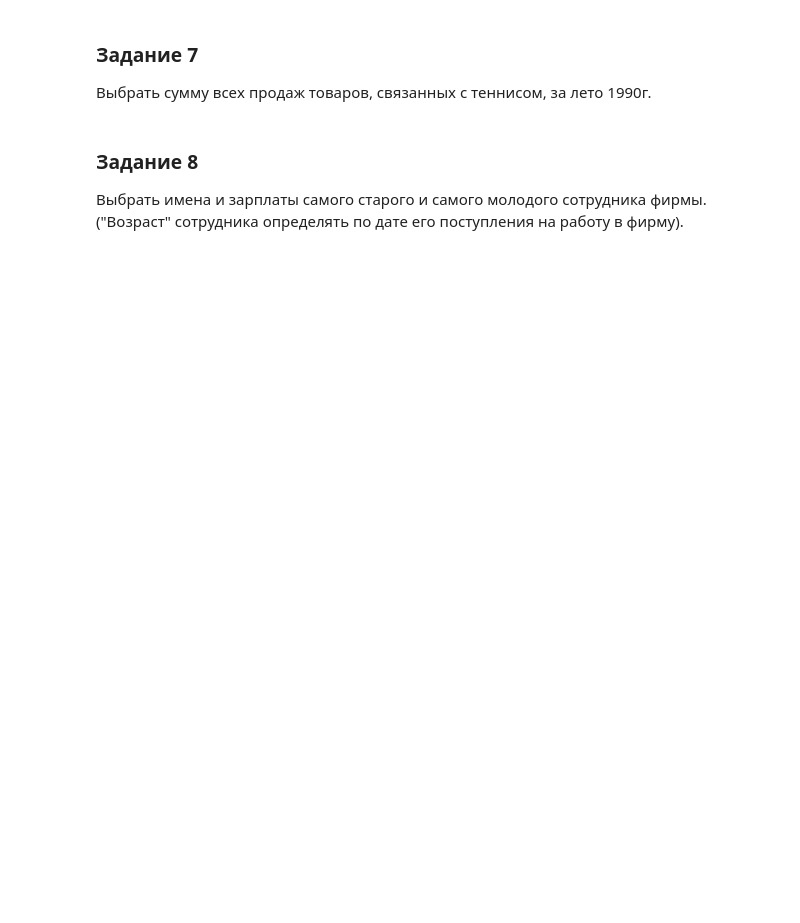
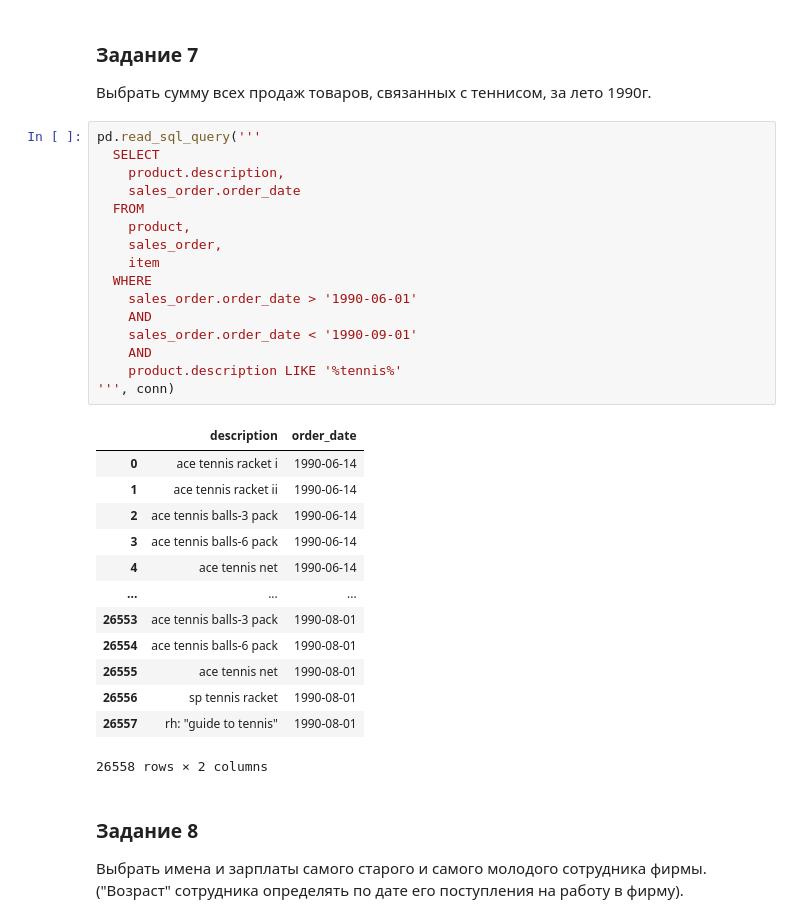
Before and after one commit to theysee/sberbank_reboot, a Jupyter notebook: Поток_3_Практика_к_занятию_5.ipynb, the cells around one changed output. Cells and saved outputs as stored; diff of their text form; blank space fills up the shorter version.

```diff
--- a/Поток_3_Практика_к_занятию_5.ipynb
+++ b/Поток_3_Практика_к_занятию_5.ipynb
@@ -199,6 +256,36 @@ pd.read_sql_query('''
 # %% [markdown]
 ### Задание 7
 Выбрать сумму всех продаж товаров, связанных с теннисом, за лето 1990г.
+# %%
+pd.read_sql_query('''
+  SELECT
+    product.description,
+    sales_order.order_date
+  FROM
+    product,
+    sales_order,
+    item
+  WHERE
+    sales_order.order_date > '1990-06-01'
+    AND
+    sales_order.order_date < '1990-09-01'
+    AND
+    product.description LIKE '%tennis%'
+''', conn)
+# %% [output]
+|  | description | order_date |
+| 0 | ace tennis racket i | 1990-06-14 |
+| 1 | ace tennis racket ii | 1990-06-14 |
+| 2 | ace tennis balls-3 pack | 1990-06-14 |
+| 3 | ace tennis balls-6 pack | 1990-06-14 |
+| 4 | ace tennis net | 1990-06-14 |
+| ... | ... | ... |
+| 26553 | ace tennis balls-3 pack | 1990-08-01 |
+| 26554 | ace tennis balls-6 pack | 1990-08-01 |
+| 26555 | ace tennis net | 1990-08-01 |
+| 26556 | sp tennis racket | 1990-08-01 |
+| 26557 | rh: "guide to tennis" | 1990-08-01 |
+26558 rows × 2 columns
 # %% [markdown]
 ### Задание 8
 Выбрать имена и зарплаты самого старого и самого молодого сотрудника фирмы. ("Возраст" сотрудника определять по дате его поступления на работу в фирму).
```
Also changed, not shown: parts of 5 cells of this notebook.
